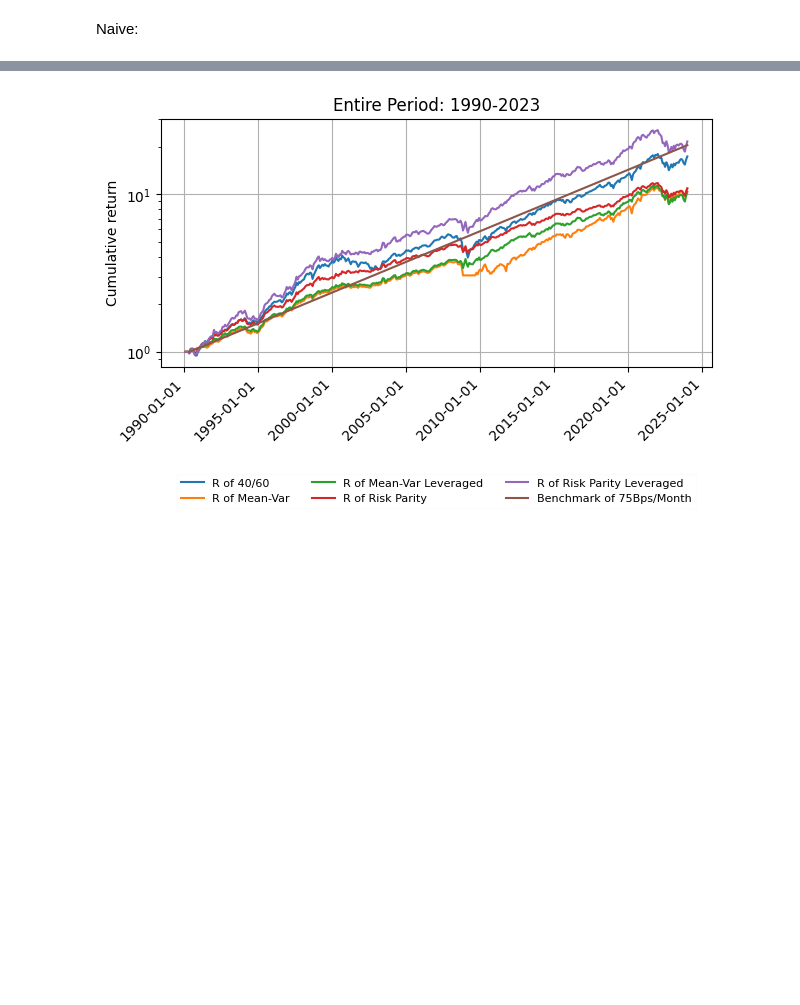
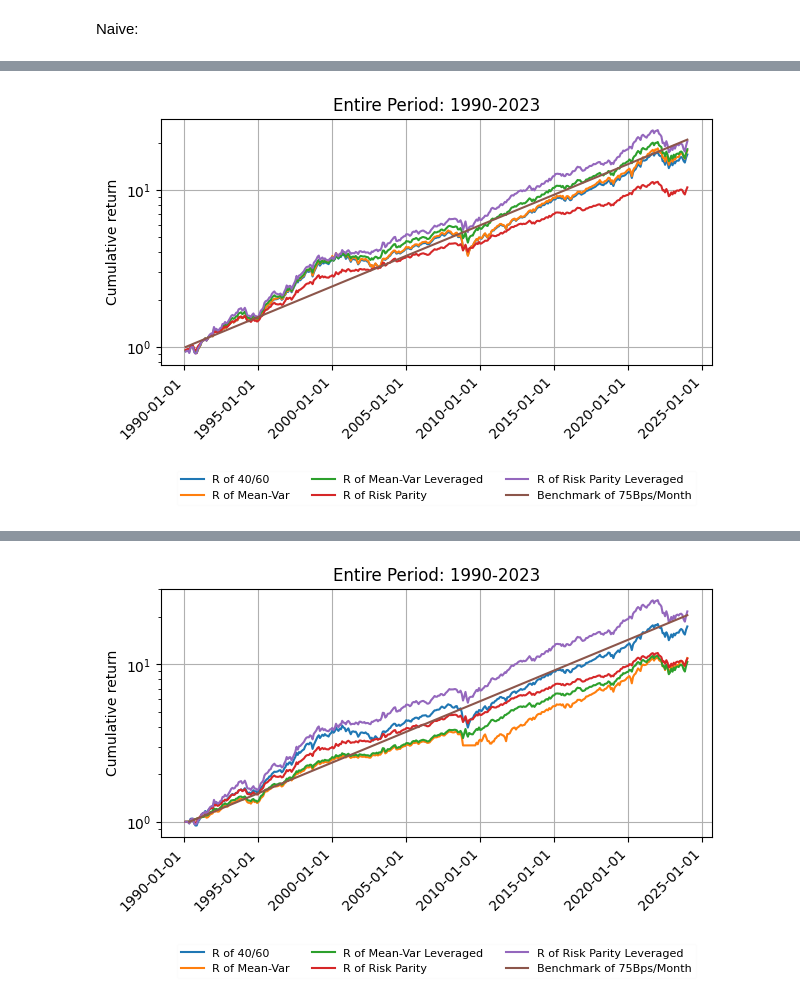
Before and after one commit to andreas-eklundh/Asset_allocation, a Jupyter notebook: Task_1.ipynb, the cells around one changed output, grey strips where cells are left out. Cells and saved outputs as stored; diff of their text form; code cells hidden in the pictures; blank space fills up the shorter version.

Commit message:
'naive Backtest'

```diff
--- a/Task_1.ipynb
+++ b/Task_1.ipynb
@@ -270,4 +253,4 @@ plt.show()
 # %% [markdown]
 Naive:
 # %%
-data_naive, w_naive, monthly_naive, metrics_naive = bt.backtest_naive(data, mu_target)
+data_naive, w_naive, monthly_naive, metrics_naive = bt.backtest_naive2(data, mu_target)
@@ -276,3 +266,28 @@ IndexError: list index out of range
+# %%
+time = pd.date_range(data_naive["Date"][0],data_naive["Date"][len(data_naive["Date"]) -1 ], freq = 'ME')
+fig, ax = plt.subplots(layout='constrained')
+ax.plot(time,data_naive["R_40/60"], label="R of 40/60")
+ax.plot(time,data_naive["R_MV"], label="R of Mean-Var")
+ax.plot(time,data_naive["R_MVL"], label="R of Mean-Var Leveraged")
+ax.plot(time,data_naive["R_RP"], label="R of Risk Parity")
+ax.plot(time,data_naive["R_RPL"], label="R of Risk Parity Leveraged")
+ax.plot(time[0:], [(mu_target+1)**(t) for t in range(0,len(time))],
+         label = "Benchmark of 75Bps/Month")
+
+ax.xaxis.set_major_locator(mdates.YearLocator(5))  # Set a tick at the start of every year
+ax.xaxis.set_major_formatter(mdates.DateFormatter('%Y-%m-%d'))
+
+plt.legend(framealpha=0.05,loc='center', bbox_to_anchor=(0.5, -0.5), ncol=3,prop={'size': 8})
+plt.tight_layout()
+
+plt.grid()
+plt.xticks(rotation=45, ha='right')
+plt.yscale('log')
+plt.ylabel("Cumulative return")
+plt.title("Entire Period: 1990-2023")
+plt.show()
+# %% [output]
+[figure, added]
 # %%
 # TODO: DECIDE HOW OFTEN TO REBALANCE (NOW EVERY THIRD MONTH)
 initial_fits = 3
```
Also changed, not shown: parts of 6 cells of this notebook, 2 other files.
